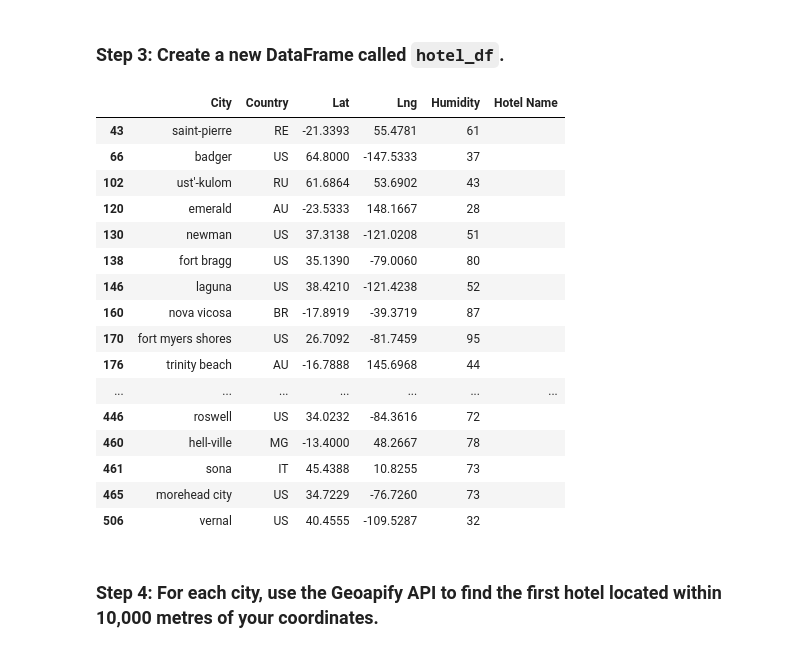
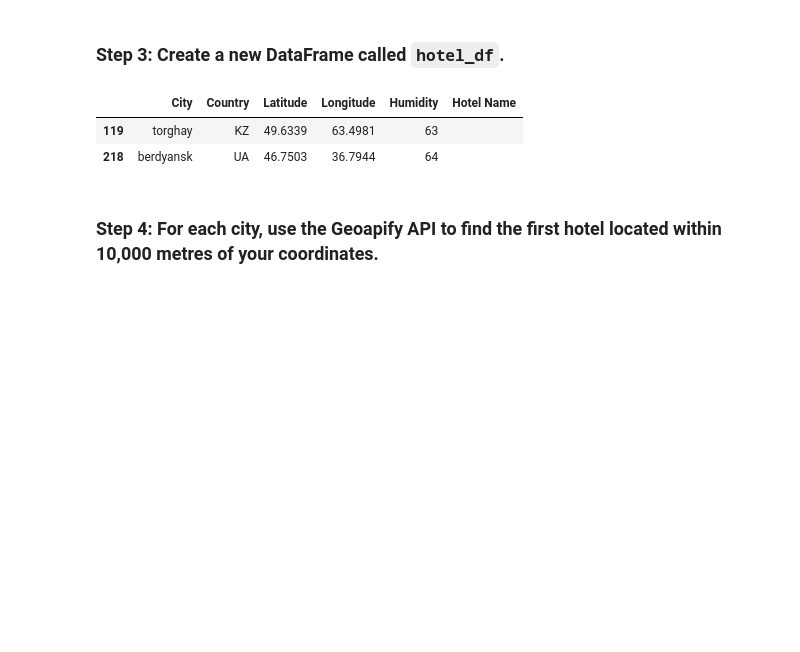
Before and after one commit to Daemch/python_api_challenge, a Jupyter notebook: WeatherPy/VacationPy.ipynb, the cells around one changed output. Cells and saved outputs as stored; diff of their text form; code cells hidden in the pictures; blank space fills up the shorter version.

```diff
--- a/WeatherPy/VacationPy.ipynb
+++ b/WeatherPy/VacationPy.ipynb
@@ -83,0 +57,18 @@ map_plot
+# %%
+# Narrow down cities that fit criteria and drop any results with null values
+# Max Temp 65F(291) - 85F(303)
+# Humidity 68%
+# Cloudiness 40%
+# wind speed 6 mph
+
+vacation_cities_df = city_data_df[
+    (city_data_df['Max Temp'] > 291) & (city_data_df['Max Temp'] < 303) &
+    (city_data_df['Humidity'] < 68) & (city_data_df['Humidity'] > 60) &
+    (city_data_df['Cloudiness'] < 40) & (city_data_df['Cloudiness'] > 20) &
+    (city_data_df['Wind Speed'] < 6) & (city_data_df['Wind Speed'] > 2)]
+
+# Drop rows with null values
+vacation_cities_df.dropna(inplace=True)
+
+# Display sample data
+vacation_cities_df
@@ -85,31 +80,17 @@ map_plot
 ### Step 3: Create a new DataFrame called `hotel_df`.
 # %%
 # Use the Pandas copy function to create DataFrame called hotel_df to store the city, country, coordinates, and humidity
-# YOUR CODE HERE
+hotel_df = vacation_cities_df[['City', 'Country', 'Latitude', 'Longitude', 'Humidity']]
 
 # Add an empty column, "Hotel Name," to the DataFrame so you can store the hotel found using the Geoapify API
-# YOUR CODE HERE
+hotel_df['Hotel Name'] = " "
 
 # Display sample data
-# YOUR CODE HERE
+hotel_df
 # %% [output]
-|  | City | Country | Lat | Lng | Humidity | Hotel Name |
-| 43 | saint-pierre | RE | -21.3393 | 55.4781 | 61 |  |
-| 66 | badger | US | 64.8000 | -147.5333 | 37 |  |
-| 102 | ust'-kulom | RU | 61.6864 | 53.6902 | 43 |  |
-| 120 | emerald | AU | -23.5333 | 148.1667 | 28 |  |
-| 130 | newman | US | 37.3138 | -121.0208 | 51 |  |
-| 138 | fort bragg | US | 35.1390 | -79.0060 | 80 |  |
-| 146 | laguna | US | 38.4210 | -121.4238 | 52 |  |
-| 160 | nova vicosa | BR | -17.8919 | -39.3719 | 87 |  |
-| 170 | fort myers shores | US | 26.7092 | -81.7459 | 95 |  |
-| 176 | trinity beach | AU | -16.7888 | 145.6968 | 44 |  |
-| ... | ... | ... | ... | ... | ... | ... |
-| 446 | roswell | US | 34.0232 | -84.3616 | 72 |  |
-| 460 | hell-ville | MG | -13.4000 | 48.2667 | 78 |  |
-| 461 | sona | IT | 45.4388 | 10.8255 | 73 |  |
-| 465 | morehead city | US | 34.7229 | -76.7260 | 73 |  |
-| 506 | vernal | US | 40.4555 | -109.5287 | 32 |  |
+|  | City | Country | Latitude | Longitude | Humidity | Hotel Name |
+| 119 | torghay | KZ | 49.6339 | 63.4981 | 63 |  |
+| 218 | berdyansk | UA | 46.7503 | 36.7944 | 64 |  |
 # %% [markdown]
 ### Step 4: For each city, use the Geoapify API to find the first hotel located within 10,000 metres of your coordinates.
 # %%
```
Also changed, not shown: parts of 7 cells of this notebook.
